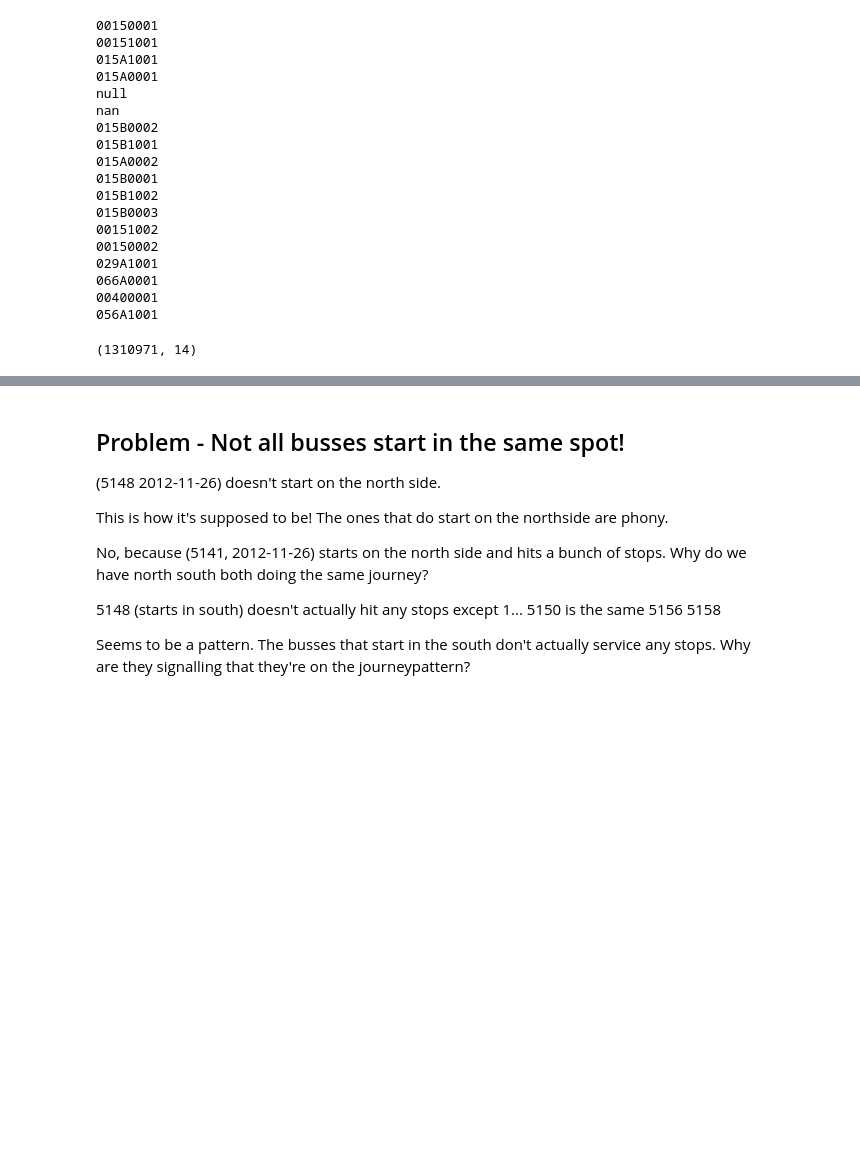
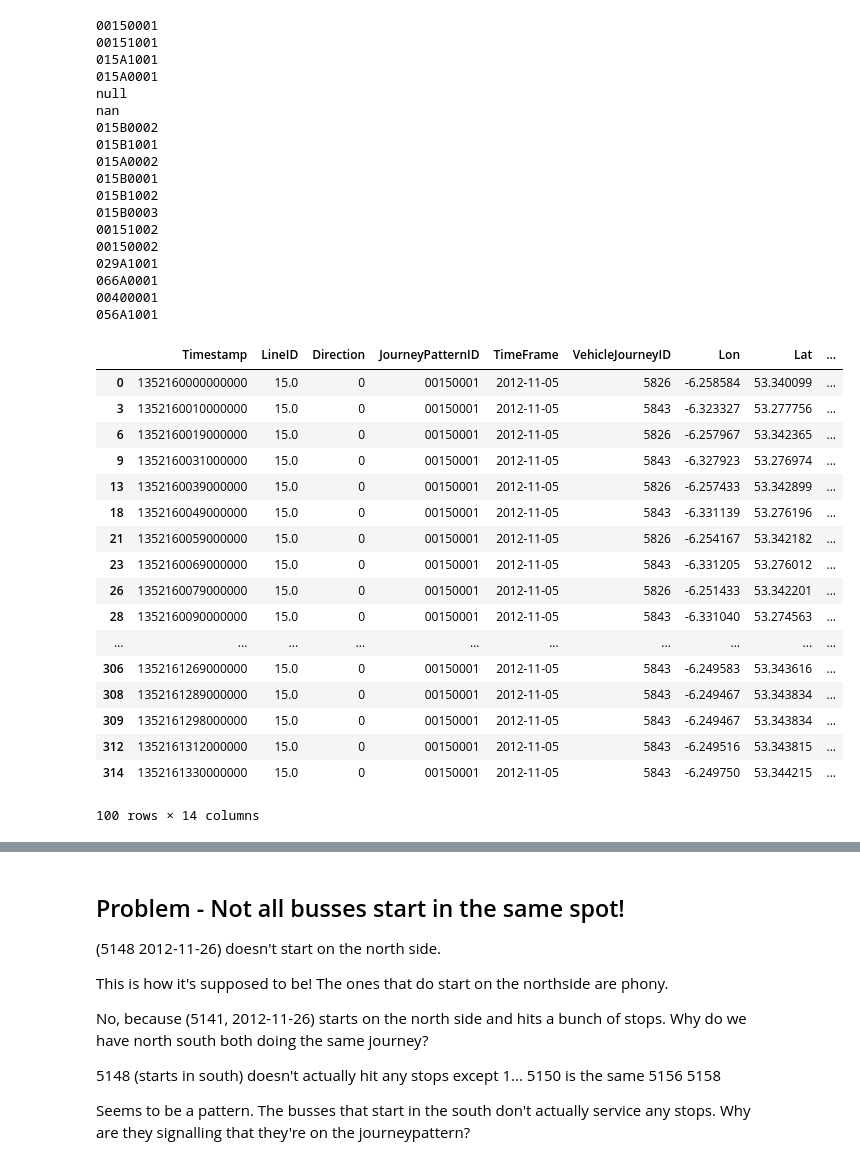
Before and after one commit to brokenloop/Research_practicum_2017, a Jupyter notebook: Data Cleaning (Line 15).ipynb, the cells around one changed output, grey strips where cells are left out. Saved outputs shown, nothing was run; the diff lists cells and outputs as text; code cells hidden in the pictures; blank space fills up the shorter version.

```diff
--- a/Data Cleaning (Line 15).ipynb
+++ b/Data Cleaning (Line 15).ipynb
@@ -71,7 +71,24 @@ nan
 # %%
 # Choosing only line 00150001, for a single day
 # newdf = df[(df.JourneyPatternID == '00150001') & (df.TimeFrame == '2012-11-26')]
 newdf = df[(df.JourneyPatternID == '00150001')]
-newdf.shape
+newdf.head(100)
 # %% [output]
+|  | Timestamp | LineID | Direction | JourneyPatternID | TimeFrame | VehicleJourneyID | Lon | Lat | ... |
+| 0 | 1352160000000000 | 15.0 | 0 | 00150001 | 2012-11-05 | 5826 | -6.258584 | 53.340099 | ... |
+| 3 | 1352160010000000 | 15.0 | 0 | 00150001 | 2012-11-05 | 5843 | -6.323327 | 53.277756 | ... |
+| 6 | 1352160019000000 | 15.0 | 0 | 00150001 | 2012-11-05 | 5826 | -6.257967 | 53.342365 | ... |
+| 9 | 1352160031000000 | 15.0 | 0 | 00150001 | 2012-11-05 | 5843 | -6.327923 | 53.276974 | ... |
+| 13 | 1352160039000000 | 15.0 | 0 | 00150001 | 2012-11-05 | 5826 | -6.257433 | 53.342899 | ... |
+| 18 | 1352160049000000 | 15.0 | 0 | 00150001 | 2012-11-05 | 5843 | -6.331139 | 53.276196 | ... |
+| 21 | 1352160059000000 | 15.0 | 0 | 00150001 | 2012-11-05 | 5826 | -6.254167 | 53.342182 | ... |
+| 23 | 1352160069000000 | 15.0 | 0 | 00150001 | 2012-11-05 | 5843 | -6.331205 | 53.276012 | ... |
+| 26 | 1352160079000000 | 15.0 | 0 | 00150001 | 2012-11-05 | 5826 | -6.251433 | 53.342201 | ... |
+| 28 | 1352160090000000 | 15.0 | 0 | 00150001 | 2012-11-05 | 5843 | -6.331040 | 53.274563 | ... |
+| ... | ... | ... | ... | ... | ... | ... | ... | ... | ... |
+| 306 | 1352161269000000 | 15.0 | 0 | 00150001 | 2012-11-05 | 5843 | -6.249583 | 53.343616 | ... |
+| 308 | 1352161289000000 | 15.0 | 0 | 00150001 | 2012-11-05 | 5843 | -6.249467 | 53.343834 | ... |
+| 309 | 1352161298000000 | 15.0 | 0 | 00150001 | 2012-11-05 | 5843 | -6.249467 | 53.343834 | ... |
+| 312 | 1352161312000000 | 15.0 | 0 | 00150001 | 2012-11-05 | 5843 | -6.249516 | 53.343815 | ... |
+| 314 | 1352161330000000 | 15.0 | 0 | 00150001 | 2012-11-05 | 5843 | -6.249750 | 53.344215 | ... |
-(1310971, 14)
+100 rows × 14 columns
```
Also changed, not shown: parts of 8 cells of this notebook, 2 other files.
